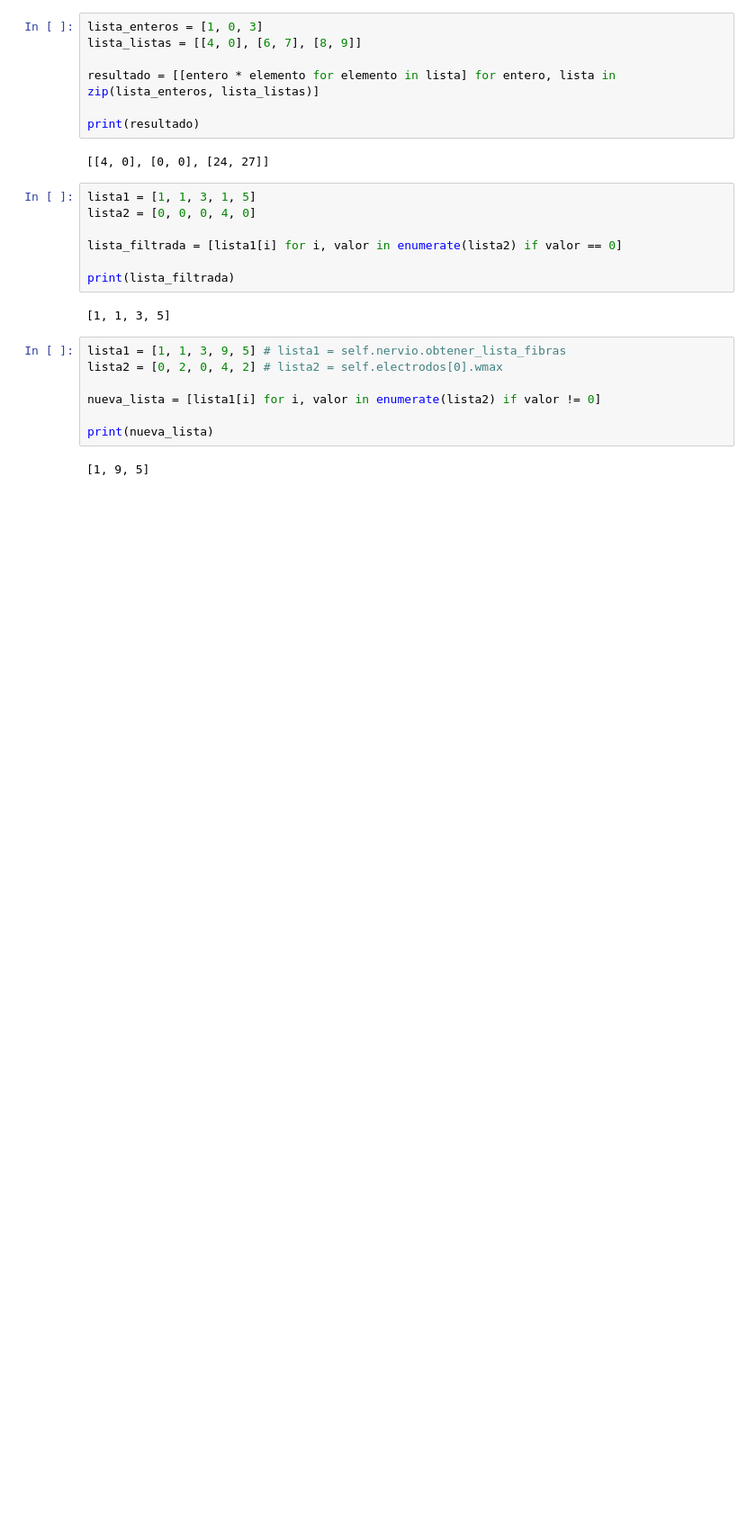
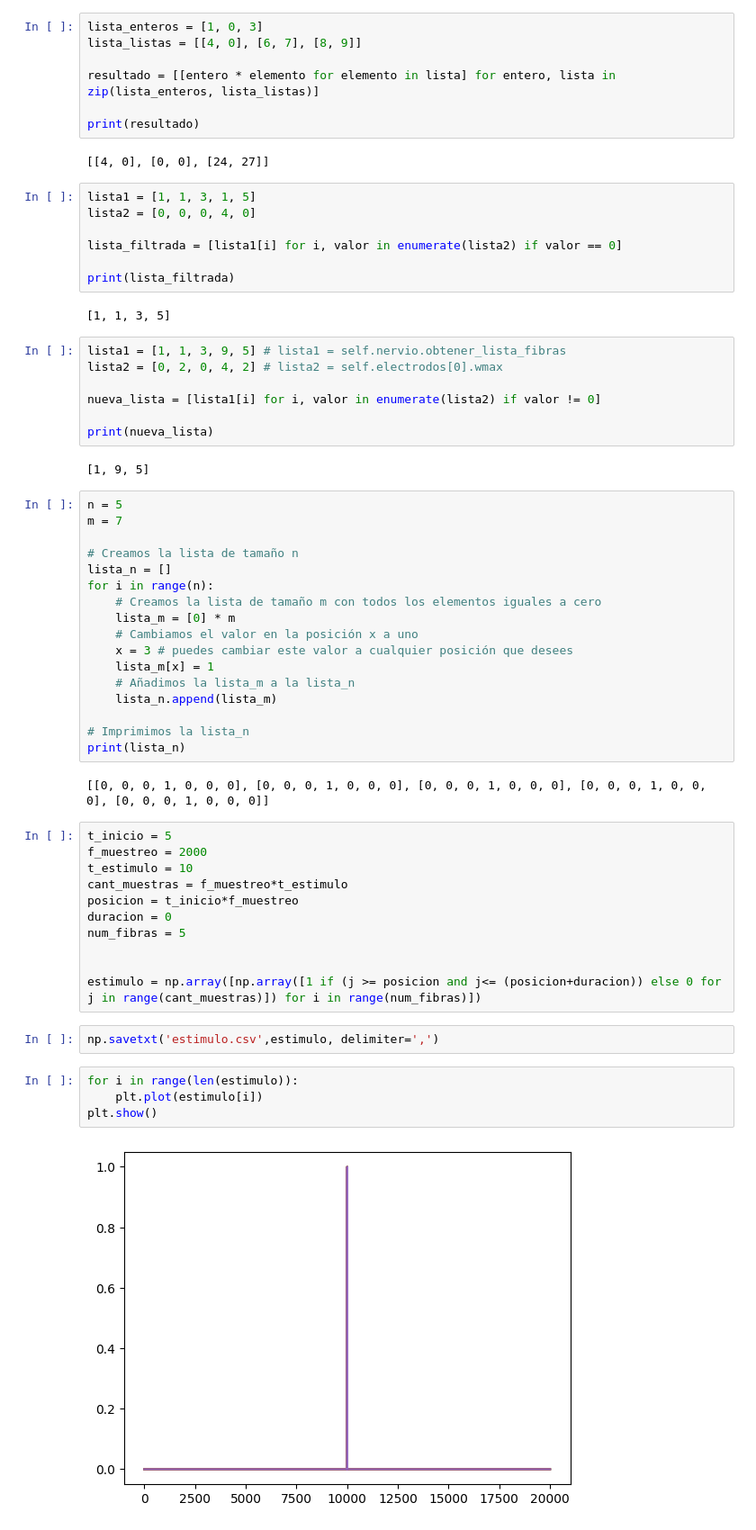
Before and after one commit to rmserra/proyecto-de-graduacion, a Jupyter notebook: modelo_sinpoo.ipynb, the cells around one changed output. Shown at 90% size. Saved outputs shown, nothing was run; the diff lists cells and outputs as text; blank space fills up the shorter version.

```diff
--- a/modelo_sinpoo.ipynb
+++ b/modelo_sinpoo.ipynb
@@ -973,3 +973,41 @@ nueva_lista = [lista1[i] for i, valor in enumerate(lista2) if valor != 0]
 print(nueva_lista)
 # %% [output]
 [1, 9, 5]
+# %%
+n = 5
+m = 7
+
+# Creamos la lista de tamaño n
+lista_n = []
+for i in range(n):
+    # Creamos la lista de tamaño m con todos los elementos iguales a cero
+    lista_m = [0] * m
+    # Cambiamos el valor en la posición x a uno
+    x = 3 # puedes cambiar este valor a cualquier posición que desees
+    lista_m[x] = 1
+    # Añadimos la lista_m a la lista_n
+    lista_n.append(lista_m)
+
+# Imprimimos la lista_n
+print(lista_n)
+# %% [output]
+[[0, 0, 0, 1, 0, 0, 0], [0, 0, 0, 1, 0, 0, 0], [0, 0, 0, 1, 0, 0, 0], [0, 0, 0, 1, 0, 0, 0], [0, 0, 0, 1, 0, 0, 0]]
+# %%
+t_inicio = 5
+f_muestreo = 2000
+t_estimulo = 10
+cant_muestras = f_muestreo*t_estimulo
+posicion = t_inicio*f_muestreo
+duracion = 0
+num_fibras = 5
+
+
+estimulo = np.array([np.array([1 if (j >= posicion and j<= (posicion+duracion)) else 0 for j in range(cant_muestras)]) for i in range(num_fibras)])
+# %%
+np.savetxt('estimulo.csv',estimulo, delimiter=',')
+# %%
+for i in range(len(estimulo)):
+    plt.plot(estimulo[i])
+plt.show()
+# %% [output]
+[figure, added]
```
Also changed, not shown: parts of 23 cells of this notebook, 2 other files.
